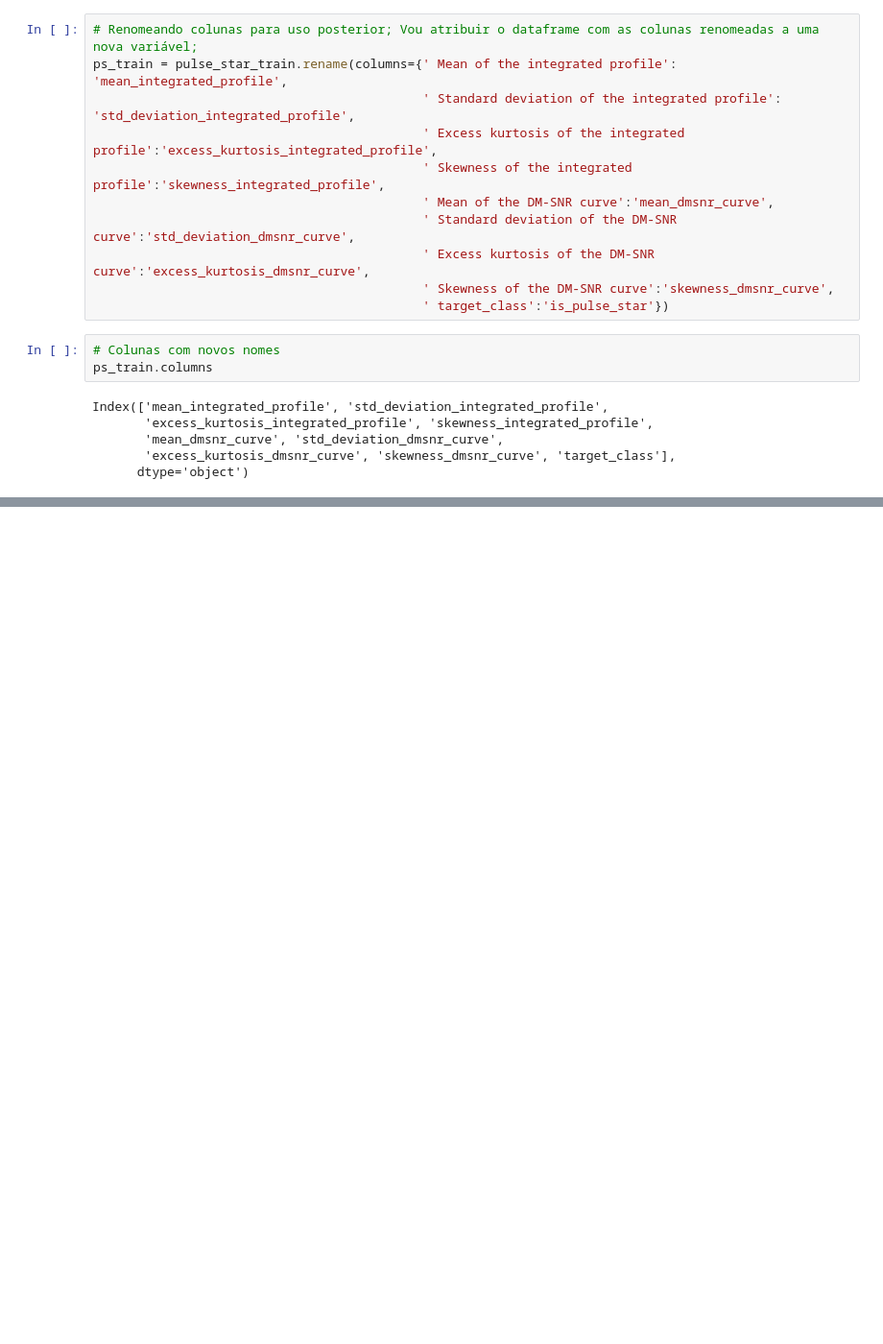
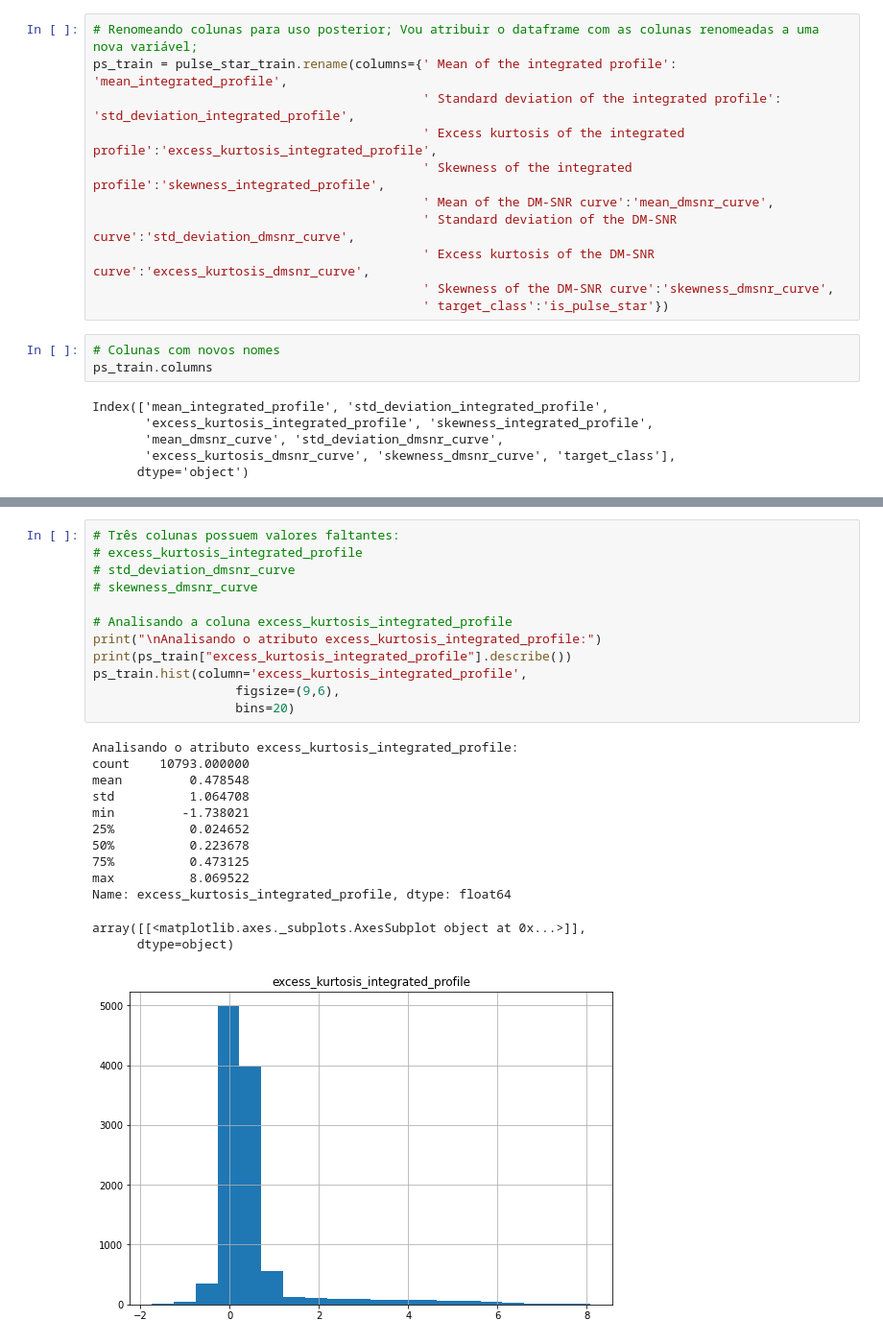
Before and after one commit to dsarj/tcc_previsao_pulsares, a Jupyter notebook: pulse_star.ipynb, the cells around one changed output, grey strips where cells are left out. Shown: that part at 96% size. Saved outputs shown, nothing was run; the diff lists cells and outputs as text; blank space fills up the shorter version.

Commit message:
Criando plots de colunas que possuem valores vazios

```diff
--- a/pulse_star.ipynb
+++ b/pulse_star.ipynb
@@ -160,0 +152,26 @@ Index([' Mean of the integrated profile',
+# %%
+# Três colunas possuem valores faltantes:
+# excess_kurtosis_integrated_profile
+# std_deviation_dmsnr_curve
+# skewness_dmsnr_curve
+
+# Analisando a coluna excess_kurtosis_integrated_profile
+print("\nAnalisando o atributo excess_kurtosis_integrated_profile:")
+print(ps_train["excess_kurtosis_integrated_profile"].describe())
+ps_train.hist(column='excess_kurtosis_integrated_profile',
+                   figsize=(9,6),
+                   bins=20)
+# %% [output]
+Analisando o atributo excess_kurtosis_integrated_profile:
+count    10793.000000
+mean         0.478548
+std          1.064708
+min         -1.738021
+25%          0.024652
+50%          0.223678
+75%          0.473125
+max          8.069522
+Name: excess_kurtosis_integrated_profile, dtype: float64
+array([[<matplotlib.axes._subplots.AxesSubplot object at 0x...>]],
+      dtype=object)
+[figure, added]
```
Also changed, not shown: parts of 7 cells of this notebook.
